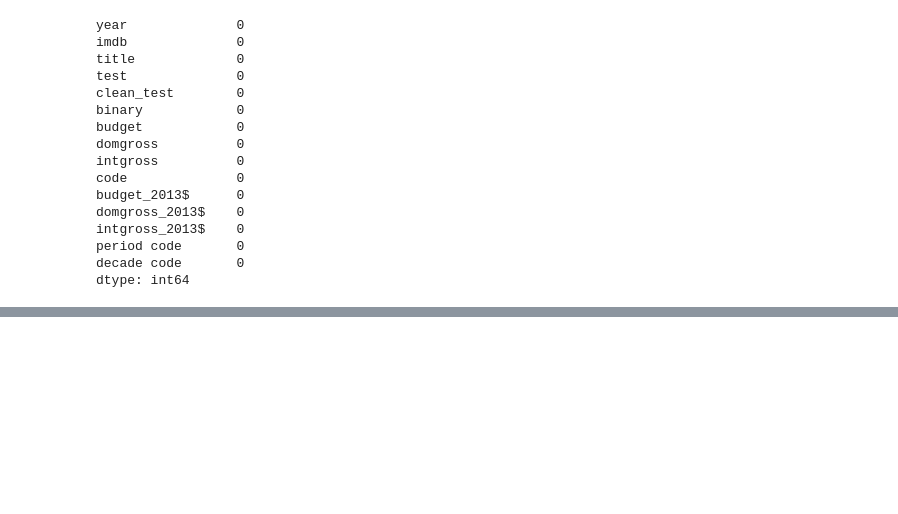
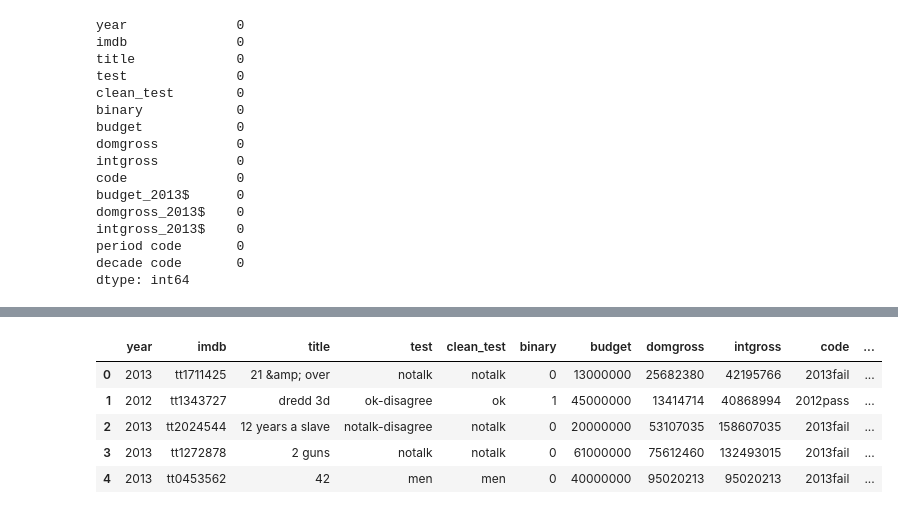
Before and after one commit to Mostafa-Mohamed-Atef/movies-data-science, a Jupyter notebook: movies.ipynb, the cells around one changed output, grey strips where cells are left out. Cells and saved outputs as stored; diff of their text form; code cells hidden in the pictures; blank space fills up the shorter version.

```diff
--- a/movies.ipynb
+++ b/movies.ipynb
@@ -427,0 +344,10 @@ sns.boxplot(data['budget'])
+# %%
+data = pd.read_csv('movies.csv')
+data.head()
+# %% [output]
+|  | year | imdb | title | test | clean_test | binary | budget | domgross | intgross | code | ... |
+| 0 | 2013 | tt1711425 | 21 &amp; over | notalk | notalk | 0 | 13000000 | 25682380 | 42195766 | 2013fail | ... |
+| 1 | 2012 | tt1343727 | dredd 3d | ok-disagree | ok | 1 | 45000000 | 13414714 | 40868994 | 2012pass | ... |
+| 2 | 2013 | tt2024544 | 12 years a slave | notalk-disagree | notalk | 0 | 20000000 | 53107035 | 158607035 | 2013fail | ... |
+| 3 | 2013 | tt1272878 | 2 guns | notalk | notalk | 0 | 61000000 | 75612460 | 132493015 | 2013fail | ... |
+| 4 | 2013 | tt0453562 | 42 | men | men | 0 | 40000000 | 95020213 | 95020213 | 2013fail | ... |
```
Also changed, not shown: parts of 18 cells of this notebook.
